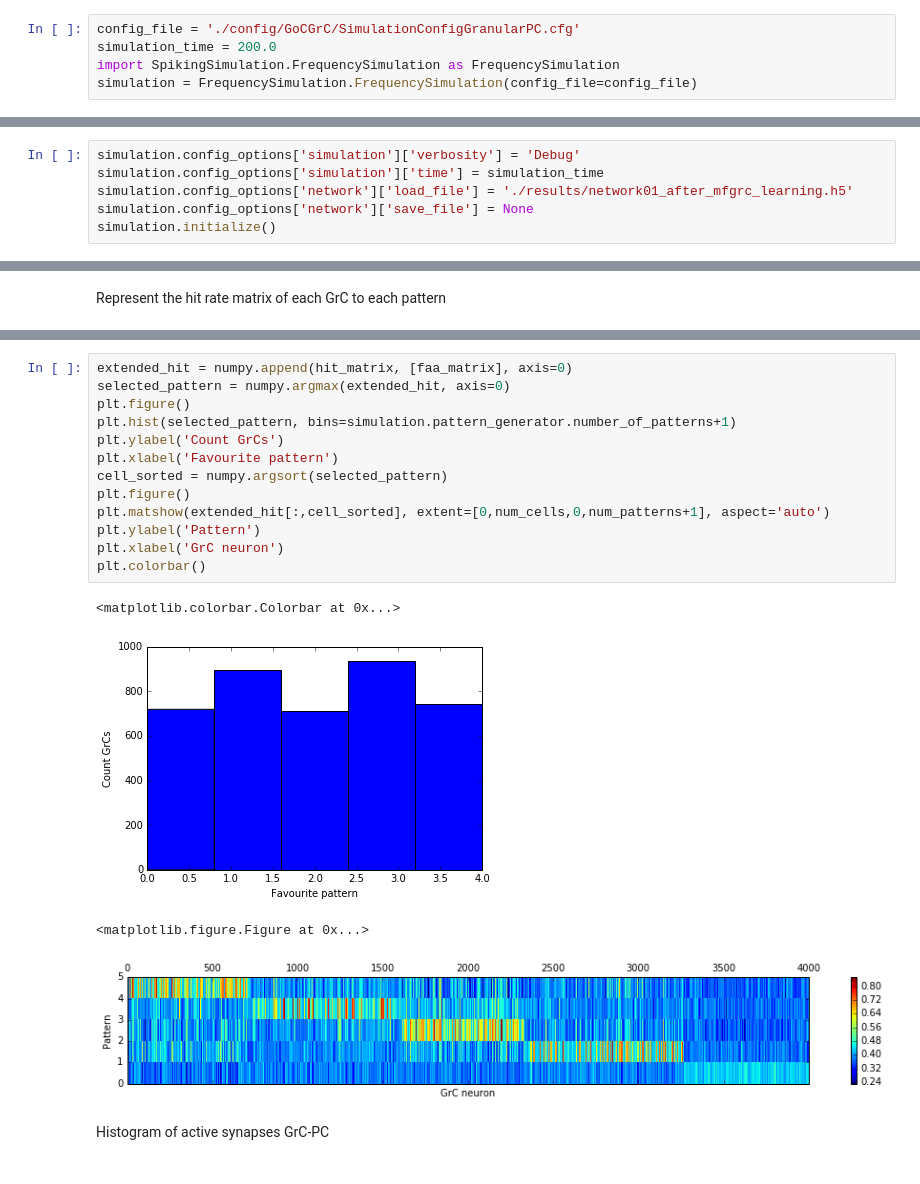
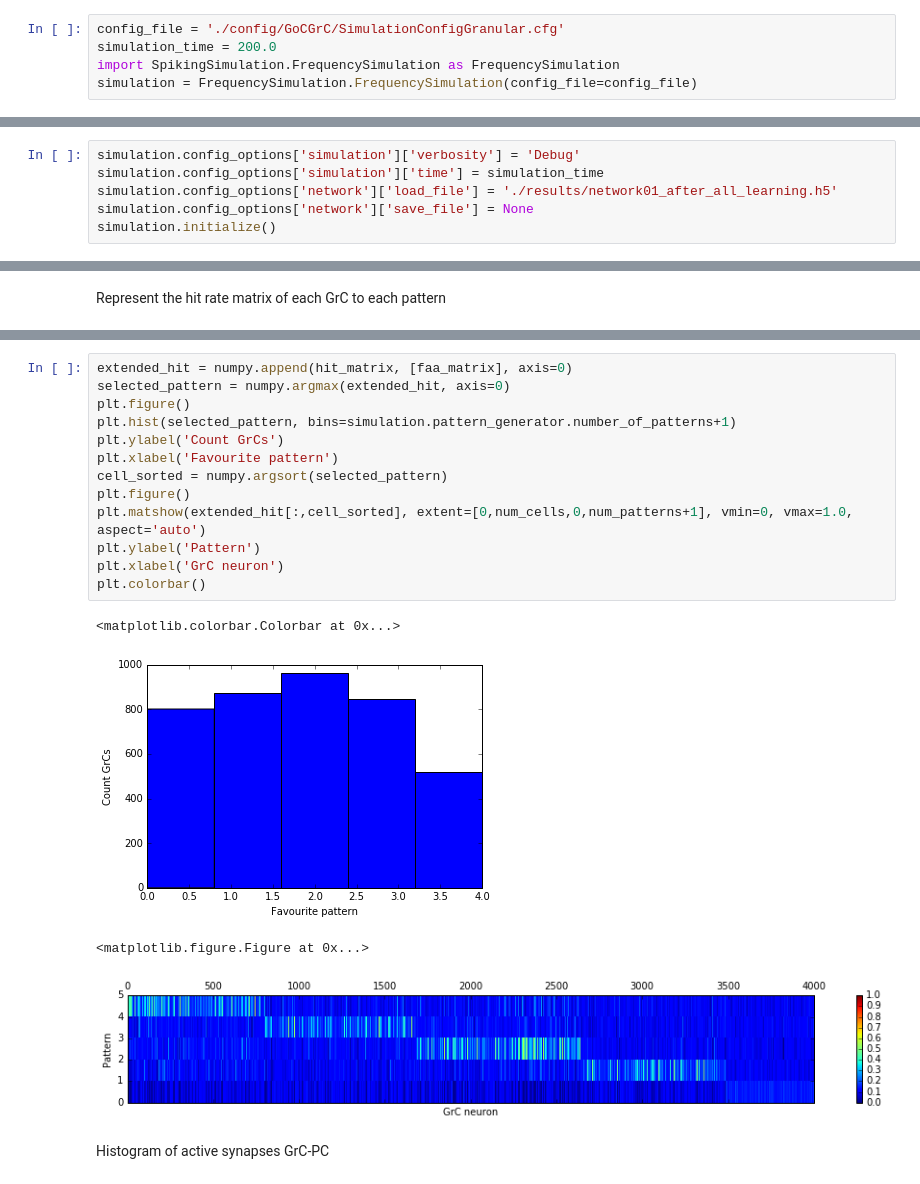
Before and after one commit to jgarridoalcazar/InhPlastVisualization, a Jupyter notebook: analysis/mfGrC/GrCActivityAnalysis.ipynb, the cells around one changed output, grey strips where cells are left out. Saved outputs shown, nothing was run; the diff lists cells and outputs as text.

```diff
--- a/analysis/mfGrC/GrCActivityAnalysis.ipynb
+++ b/analysis/mfGrC/GrCActivityAnalysis.ipynb
@@ -15,7 +15,7 @@ sys.path.insert(1,'./src')
 # %% [markdown]
 Now start setting a new simulation with the configuration file that we specify:
 # %%
-config_file = './config/GoCGrC/SimulationConfigGranularPC.cfg'
+config_file = './config/GoCGrC/SimulationConfigGranular.cfg'
 simulation_time = 200.0
 import SpikingSimulation.FrequencySimulation as FrequencySimulation
 simulation = FrequencySimulation.FrequencySimulation(config_file=config_file)
@@ -24,7 +24,7 @@ Initialize the simulation
 # %%
 simulation.config_options['simulation']['verbosity'] = 'Debug'
 simulation.config_options['simulation']['time'] = simulation_time
-simulation.config_options['network']['load_file'] = './results/network01_after_mfgrc_learning.h5'
+simulation.config_options['network']['load_file'] = './results/network01_after_all_learning.h5'
 simulation.config_options['network']['save_file'] = None
 simulation.initialize()
 # %% [output]
@@ -324,21 +327,21 @@ Individual pattern hit matrix:
 # %%
 extended_hit = numpy.append(hit_matrix, [faa_matrix], axis=0)
 selected_pattern = numpy.argmax(extended_hit, axis=0)
 plt.figure()
 plt.hist(selected_pattern, bins=simulation.pattern_generator.number_of_patterns+1)
 plt.ylabel('Count GrCs')
 plt.xlabel('Favourite pattern')
 cell_sorted = numpy.argsort(selected_pattern)
 plt.figure()
-plt.matshow(extended_hit[:,cell_sorted], extent=[0,num_cells,0,num_patterns+1], aspect='auto')
+plt.matshow(extended_hit[:,cell_sorted], extent=[0,num_cells,0,num_patterns+1], vmin=0, vmax=1.0, aspect='auto')
 plt.ylabel('Pattern')
 plt.xlabel('GrC neuron')
 plt.colorbar()
 # %% [output]
 <matplotlib.colorbar.Colorbar at 0x...>
-[figure, old version]
+[figure, new version]
 <matplotlib.figure.Figure at 0x...>
-[figure, old version]
+[figure, new version]
 # %% [markdown]
 Histogram of active synapses GrC-PC
 # %%
```
Also changed, not shown: parts of 6 cells of this notebook, 18 other files.
